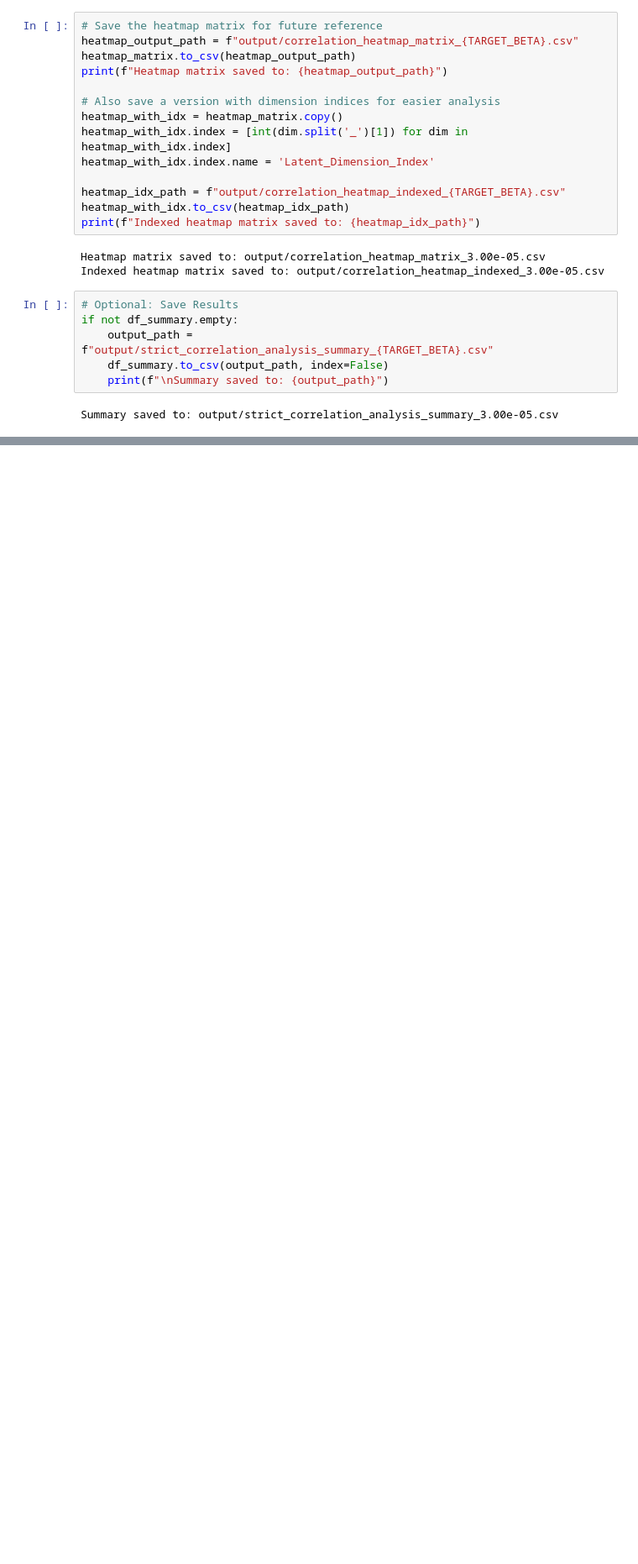
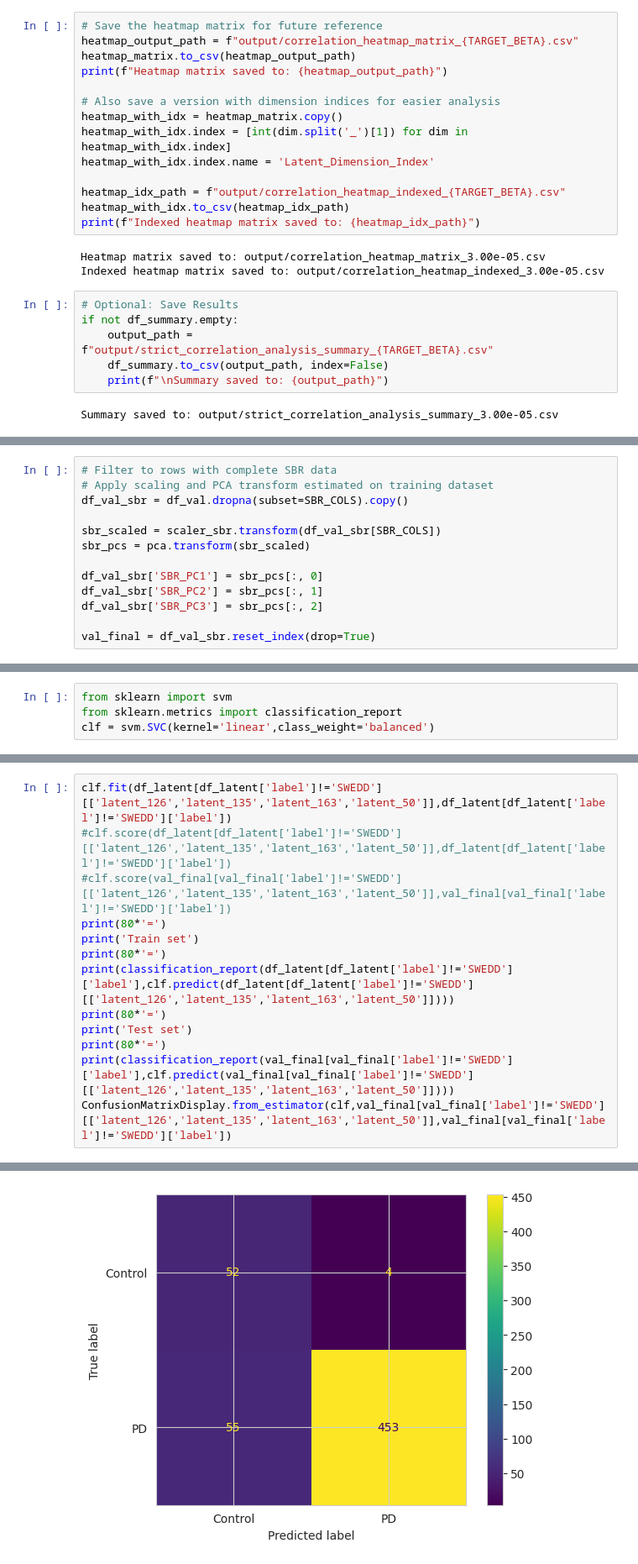
Before and after one commit to figoo210/unsupervised-parkinsons-imaging, a Jupyter notebook: 5.1.1_Dimension_Factor_Correlation_Analysis_Strict.ipynb, the cells around one changed output, grey strips where cells are left out. Shown at 84% size. Cells and saved outputs as stored; diff of their text form; blank space fills up the shorter version.

```diff
--- a/5.1.1_Dimension_Factor_Correlation_Analysis_Strict.ipynb
+++ b/5.1.1_Dimension_Factor_Correlation_Analysis_Strict.ipynb
@@ -550,0 +568,13 @@ Summary saved to: output/strict_correlation_analysis_summary_3.00e-05.csv
+# %%
+# Filter to rows with complete SBR data
+# Apply scaling and PCA transform estimated on training dataset
+df_val_sbr = df_val.dropna(subset=SBR_COLS).copy()
+
+sbr_scaled = scaler_sbr.transform(df_val_sbr[SBR_COLS])
+sbr_pcs = pca.transform(sbr_scaled)
+
+df_val_sbr['SBR_PC1'] = sbr_pcs[:, 0]
+df_val_sbr['SBR_PC2'] = sbr_pcs[:, 1]
+df_val_sbr['SBR_PC3'] = sbr_pcs[:, 2]
+
+val_final = df_val_sbr.reset_index(drop=True)
@@ -550,0 +672,4 @@ Summary saved to: output/strict_correlation_analysis_summary_3.00e-05.csv
+# %%
+from sklearn import svm
+from sklearn.metrics import classification_report
+clf = svm.SVC(kernel='linear',class_weight='balanced')
@@ -550,0 +678,14 @@ Summary saved to: output/strict_correlation_analysis_summary_3.00e-05.csv
+# %%
+clf.fit(df_latent[df_latent['label']!='SWEDD'][['latent_126','latent_135','latent_163','latent_50']],df_latent[df_latent['label']!='SWEDD']['label'])
+#clf.score(df_latent[df_latent['label']!='SWEDD'][['latent_126','latent_135','latent_163','latent_50']],df_latent[df_latent['label']!='SWEDD']['label'])
+#clf.score(val_final[val_final['label']!='SWEDD'][['latent_126','latent_135','latent_163','latent_50']],val_final[val_final['label']!='SWEDD']['label'])
+print(80*'=')
+print('Train set')
+print(80*'=')
+print(classification_report(df_latent[df_latent['label']!='SWEDD']['label'],clf.predict(df_latent[df_latent['label']!='SWEDD'][['latent_126','latent_135','latent_163','latent_50']])))
+print(80*'=')
+print('Test set')
+print(80*'=')
+print(classification_report(val_final[val_final['label']!='SWEDD']['label'],clf.predict(val_final[val_final['label']!='SWEDD'][['latent_126','latent_135','latent_163','latent_50']])))
+ConfusionMatrixDisplay.from_estimator(clf,val_final[val_final['label']!='SWEDD'][['latent_126','latent_135','latent_163','latent_50']],val_final[val_final['label']!='SWEDD']['label'])
+# %% [output]
@@ -550,0 +710 @@ Summary saved to: output/strict_correlation_analysis_summary_3.00e-05.csv
+[figure, added]
```
Also changed, not shown: parts of 42 cells of this notebook, 7 other files.
